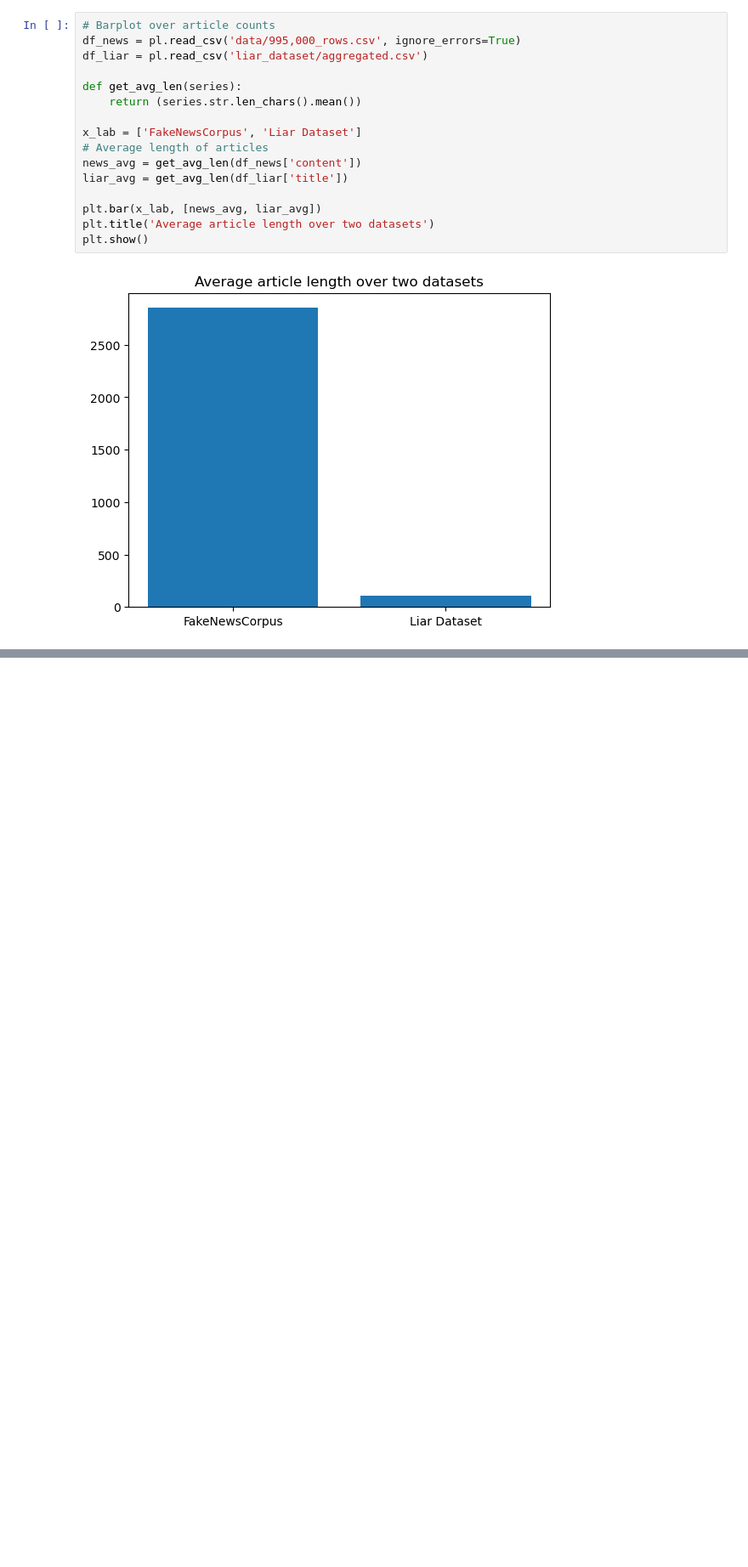
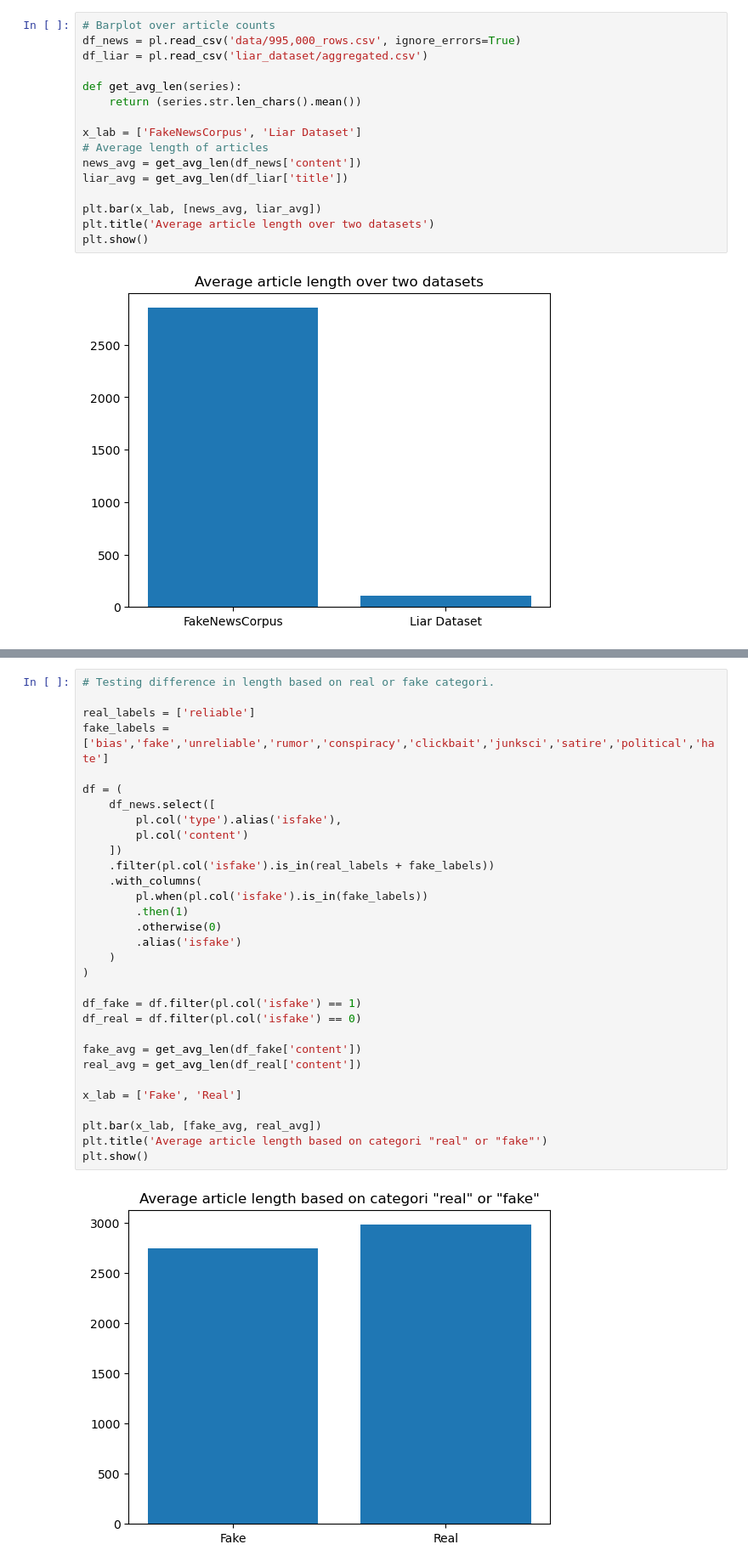
Before and after one commit to karlaugustnybo/Fake-News-Project, a Jupyter notebook: news/news_part_5.ipynb, the cells around one changed output, grey strips where cells are left out. Shown at 85% size. Saved outputs shown, nothing was run; the diff lists cells and outputs as text; blank space fills up the shorter version.

```diff
--- a/news/news_part_5.ipynb
+++ b/news/news_part_5.ipynb
@@ -22,0 +48,33 @@ plt.show()
+# %%
+# Testing difference in length based on real or fake categori.
+
+real_labels = ['reliable']
+fake_labels = ['bias','fake','unreliable','rumor','conspiracy','clickbait','junksci','satire','political','hate']
+
+df = (
+    df_news.select([
+        pl.col('type').alias('isfake'),
+        pl.col('content')
+    ])
+    .filter(pl.col('isfake').is_in(real_labels + fake_labels))
+    .with_columns(
+        pl.when(pl.col('isfake').is_in(fake_labels))
+        .then(1)
+        .otherwise(0)
+        .alias('isfake')
+    )
+)
+
+df_fake = df.filter(pl.col('isfake') == 1)
+df_real = df.filter(pl.col('isfake') == 0)
+
+fake_avg = get_avg_len(df_fake['content'])
+real_avg = get_avg_len(df_real['content'])
+
+x_lab = ['Fake', 'Real']
+
+plt.bar(x_lab, [fake_avg, real_avg])
+plt.title('Average article length based on categori "real" or "fake"')
+plt.show()
+# %% [output]
+[figure, added]
```
Also changed, not shown: parts of 3 cells of this notebook.
